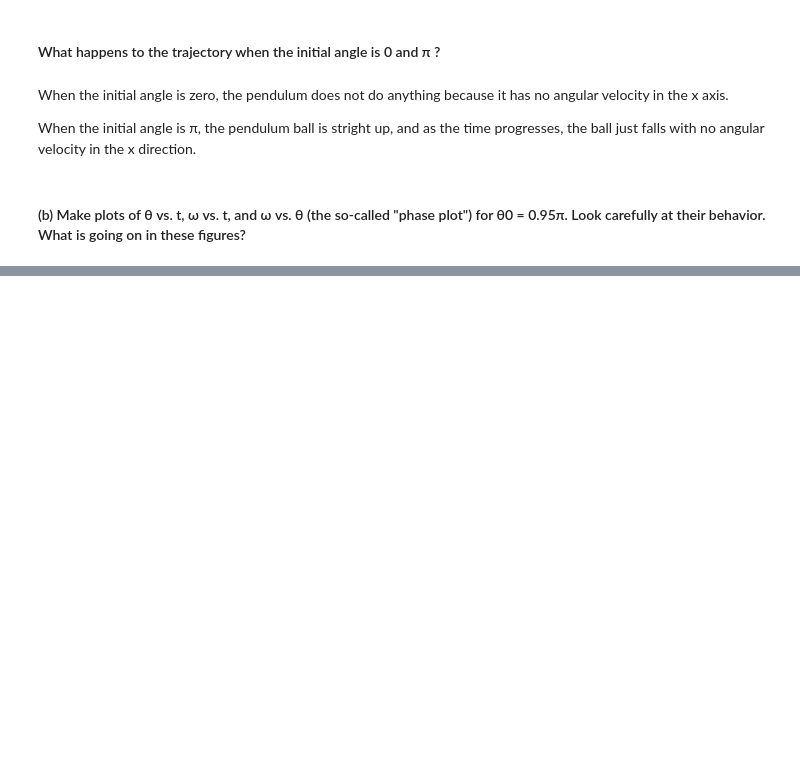
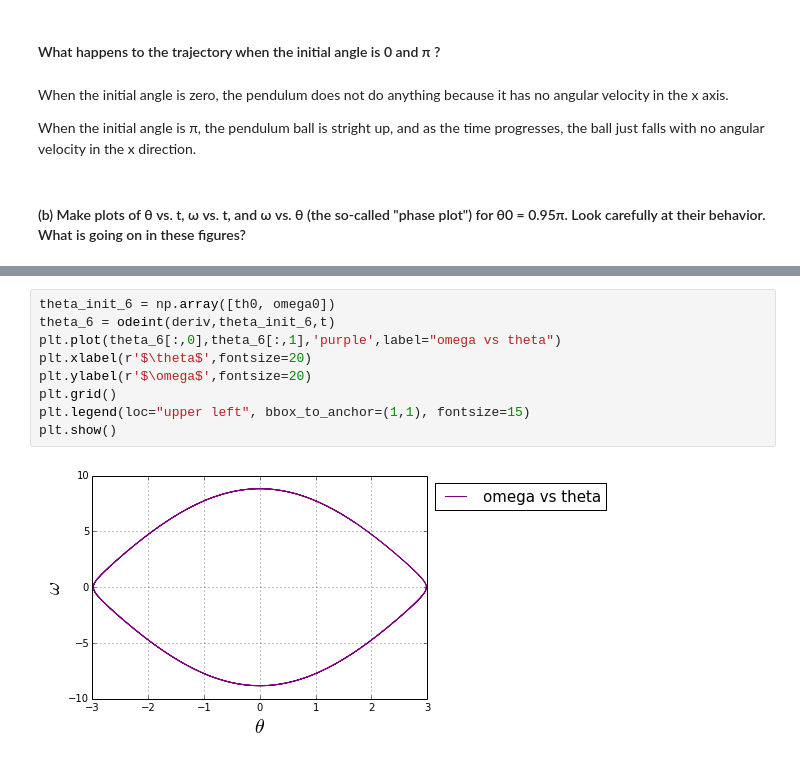
Before and after one commit to jbowen02/PHYS202-S14, a Jupyter notebook: SciPy/ODEExercises.ipynb, the cells around one changed output, grey strips where cells are left out. Cells and saved outputs as stored; diff of their text form; blank space fills up the shorter version.

```diff
--- a/SciPy/ODEExercises.ipynb
+++ b/SciPy/ODEExercises.ipynb
@@ -71,0 +88,11 @@ th0 = .95*pi
+# %%
+theta_init_6 = np.array([th0, omega0])
+theta_6 = odeint(deriv,theta_init_6,t)
+plt.plot(theta_6[:,0],theta_6[:,1],'purple',label="omega vs theta")
+plt.xlabel(r'$\theta$',fontsize=20)
+plt.ylabel(r'$\omega$',fontsize=20)
+plt.grid()
+plt.legend(loc="upper left", bbox_to_anchor=(1,1), fontsize=15)
+plt.show()
+# %% [output]
+[figure, added]
```
Also changed, not shown: parts of 10 cells of this notebook.
